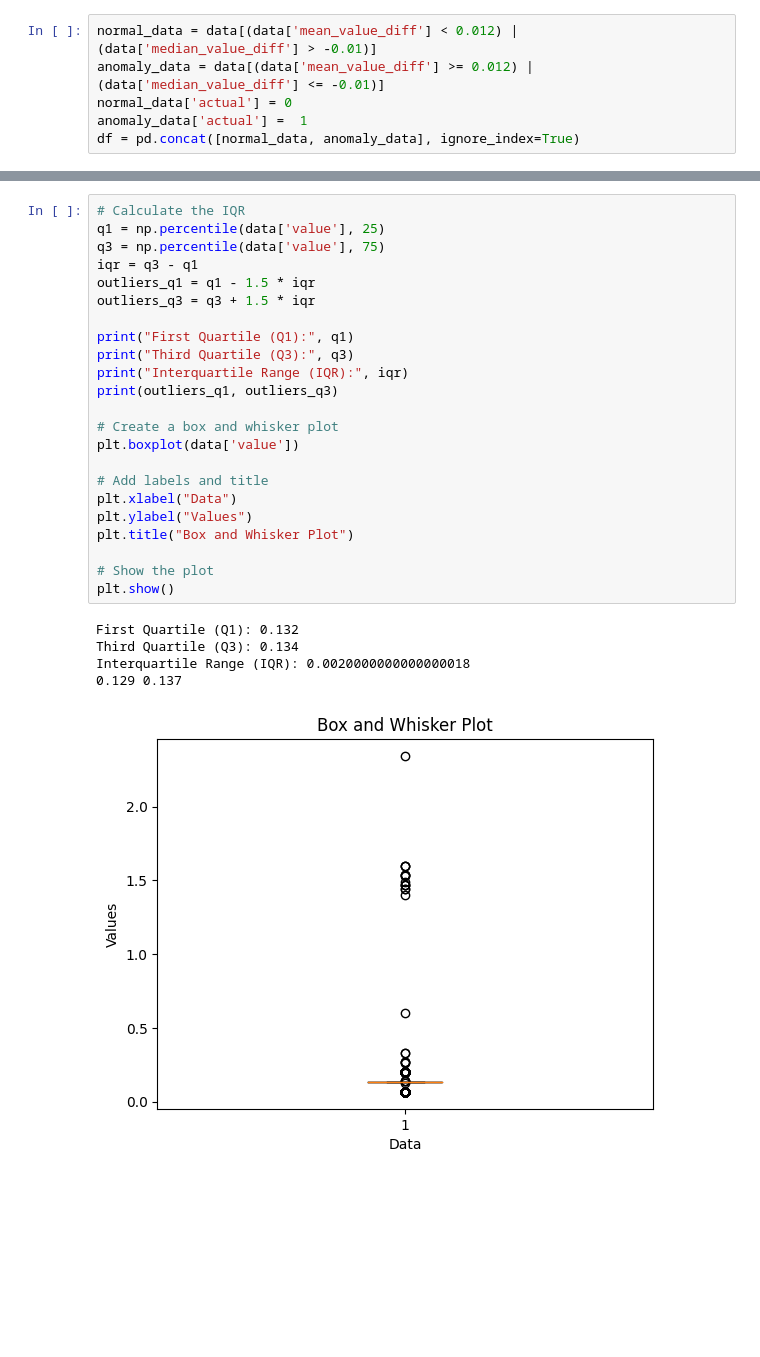
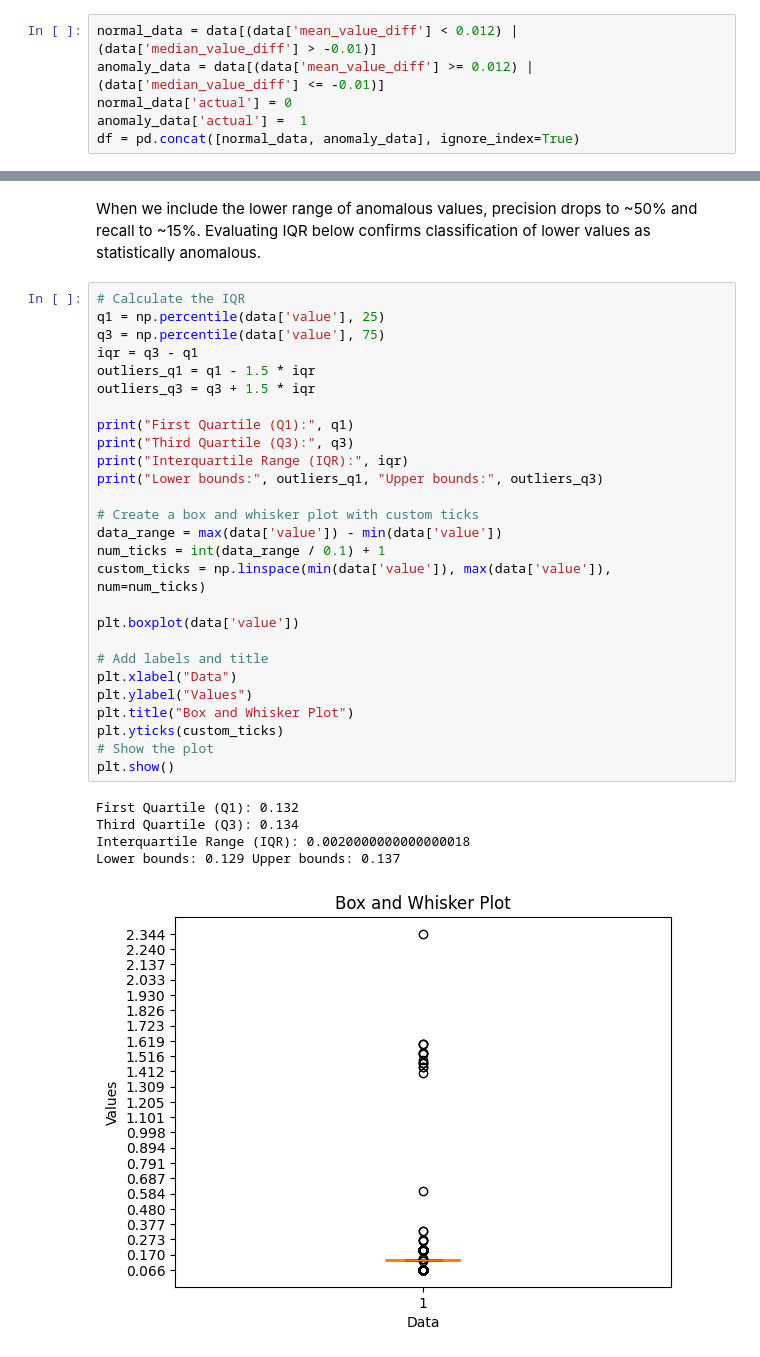
Before and after one commit to kariemoorman/didactic-diy, a Jupyter notebook: tutorials/anomaly_detection/unsupervised_anomaly_detection.ipynb, the cells around one changed output, grey strips where cells are left out. Drawn from its saved outputs; the diff is of its cells as text; blank space fills up the shorter version.

```diff
--- a/tutorials/anomaly_detection/unsupervised_anomaly_detection.ipynb
+++ b/tutorials/anomaly_detection/unsupervised_anomaly_detection.ipynb
@@ -188,29 +198,35 @@ df = pd.concat([normal_data, anomaly_data], ignore_index=True)
+# %% [markdown]
+When we include the lower range of anomalous values, precision drops to ~50% and recall to ~15%. Evaluating IQR below confirms classification of lower values as statistically anomalous.
 # %%
 # Calculate the IQR
 q1 = np.percentile(data['value'], 25)
 q3 = np.percentile(data['value'], 75)
 iqr = q3 - q1
 outliers_q1 = q1 - 1.5 * iqr
 outliers_q3 = q3 + 1.5 * iqr
 
 print("First Quartile (Q1):", q1)
 print("Third Quartile (Q3):", q3)
 print("Interquartile Range (IQR):", iqr)
-print(outliers_q1, outliers_q3)
+print("Lower bounds:", outliers_q1, "Upper bounds:", outliers_q3)
 
-# Create a box and whisker plot
+# Create a box and whisker plot with custom ticks
+data_range = max(data['value']) - min(data['value'])
+num_ticks = int(data_range / 0.1) + 1
+custom_ticks = np.linspace(min(data['value']), max(data['value']), num=num_ticks)
+
 plt.boxplot(data['value'])
 
 # Add labels and title
 plt.xlabel("Data")
 plt.ylabel("Values")
 plt.title("Box and Whisker Plot")
-
+plt.yticks(custom_ticks)
 # Show the plot
 plt.show()
 # %% [output]
 First Quartile (Q1): 0.132
 Third Quartile (Q3): 0.134
 Interquartile Range (IQR): 0.0020000000000000018
-0.129 0.137
+Lower bounds: 0.129 Upper bounds: 0.137
-[figure, old version]
+[figure, new version]
```
Also changed, not shown: parts of 4 cells of this notebook.
